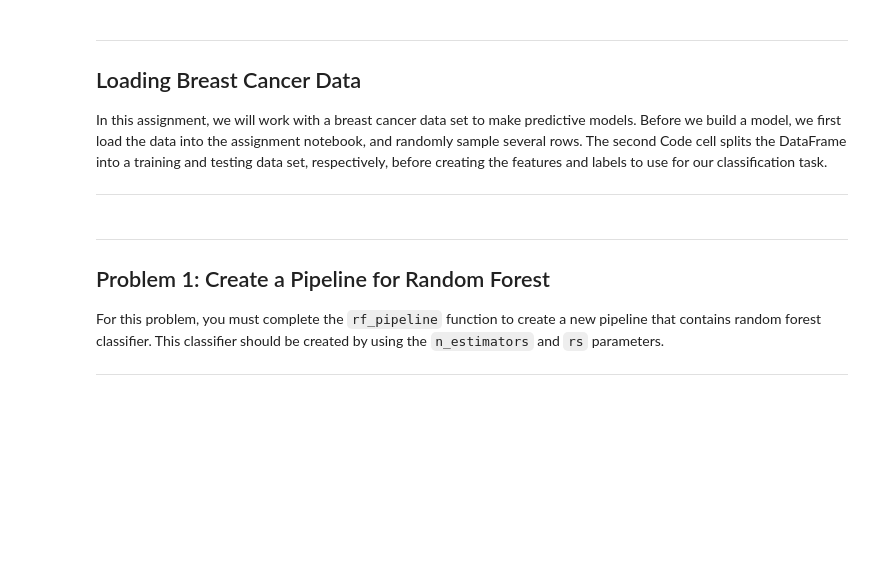
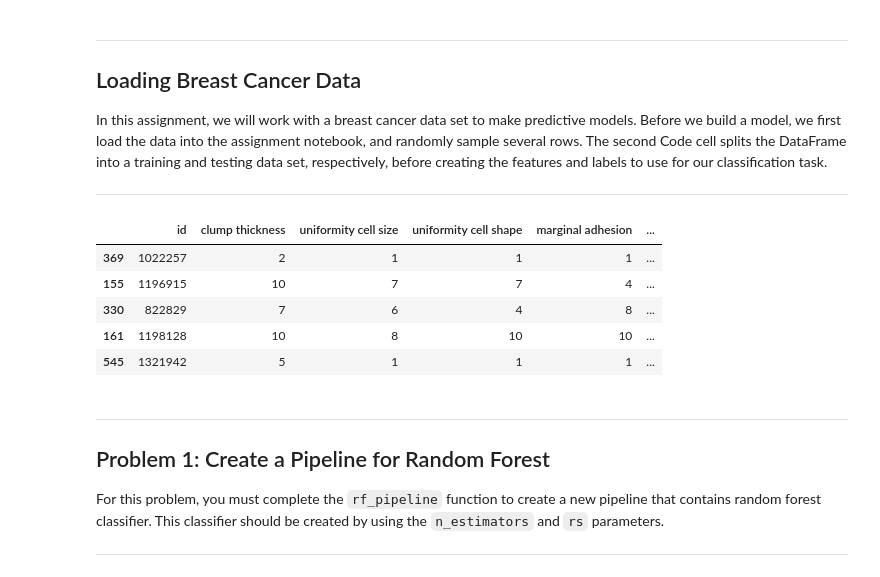
Before and after one commit to dennislamcv1/DAFA2, a Jupyter notebook: module4/assignment.ipynb, the cells around one changed output. Saved outputs shown, nothing was run; the diff lists cells and outputs as text; code cells hidden in the pictures; blank space fills up the shorter version.

```diff
--- a/module4/assignment.ipynb
+++ b/module4/assignment.ipynb
@@ -30,3 +30,14 @@ from nose.tools import assert_equal, assert_almost_equal, assert_true, assert_is
 In this assignment, we will work with a breast cancer data set to make predictive models. Before we build a model, we first load the data into the assignment notebook, and randomly sample several rows. The second Code cell splits the DataFrame into a training and testing data set, respectively, before creating the features and labels to use for our classification task.
 
 -----
+# %%
+# Load data
+df = pd.read_csv('breast-cancer-wisconsin.data')
+df.sample(5)
+# %% [output]
+|  | id | clump thickness | uniformity cell size | uniformity cell shape | marginal adhesion | ... |
+| 369 | 1022257 | 2 | 1 | 1 | 1 | ... |
+| 155 | 1196915 | 10 | 7 | 7 | 4 | ... |
+| 330 | 822829 | 7 | 6 | 4 | 8 | ... |
+| 161 | 1198128 | 10 | 8 | 10 | 10 | ... |
+| 545 | 1321942 | 5 | 1 | 1 | 1 | ... |
```
Also changed, not shown: parts of 27 cells of this notebook.
